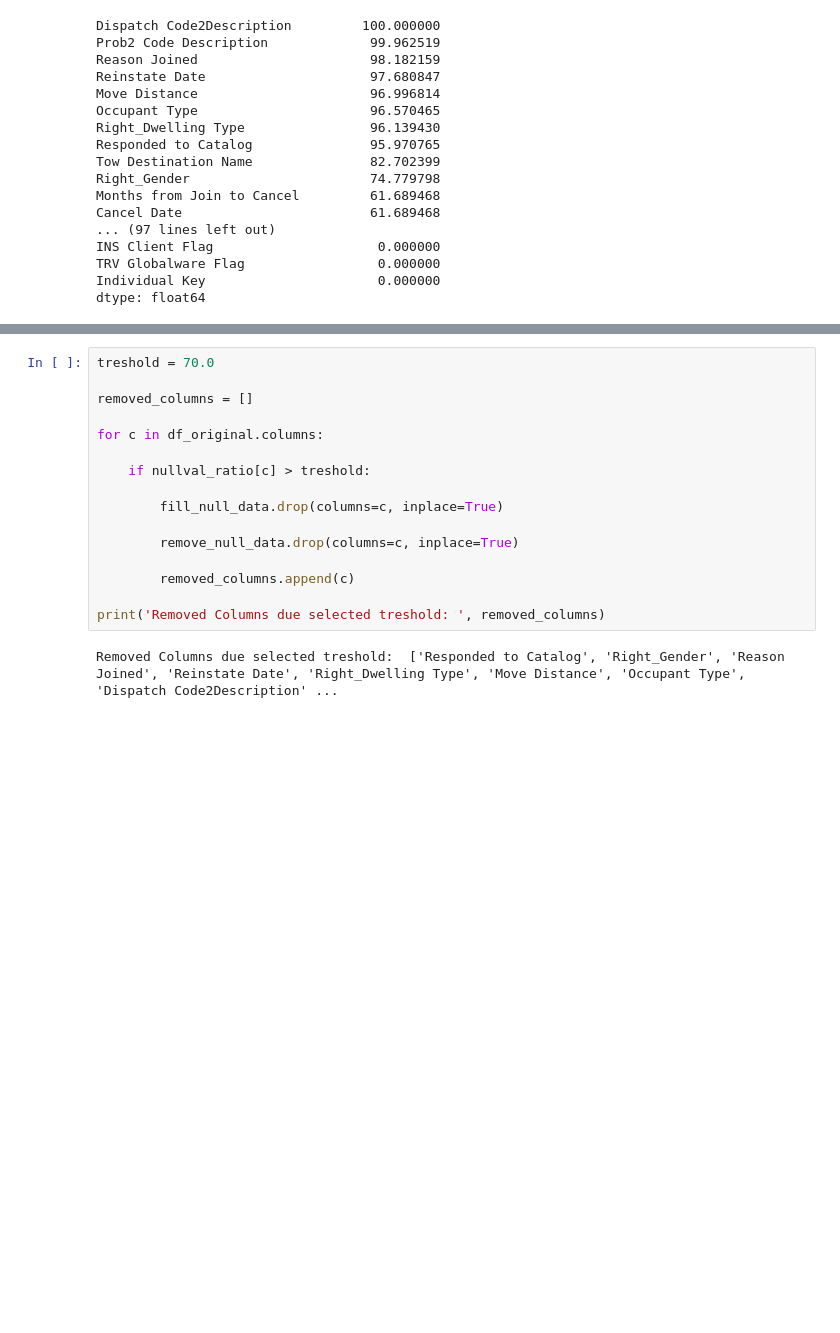
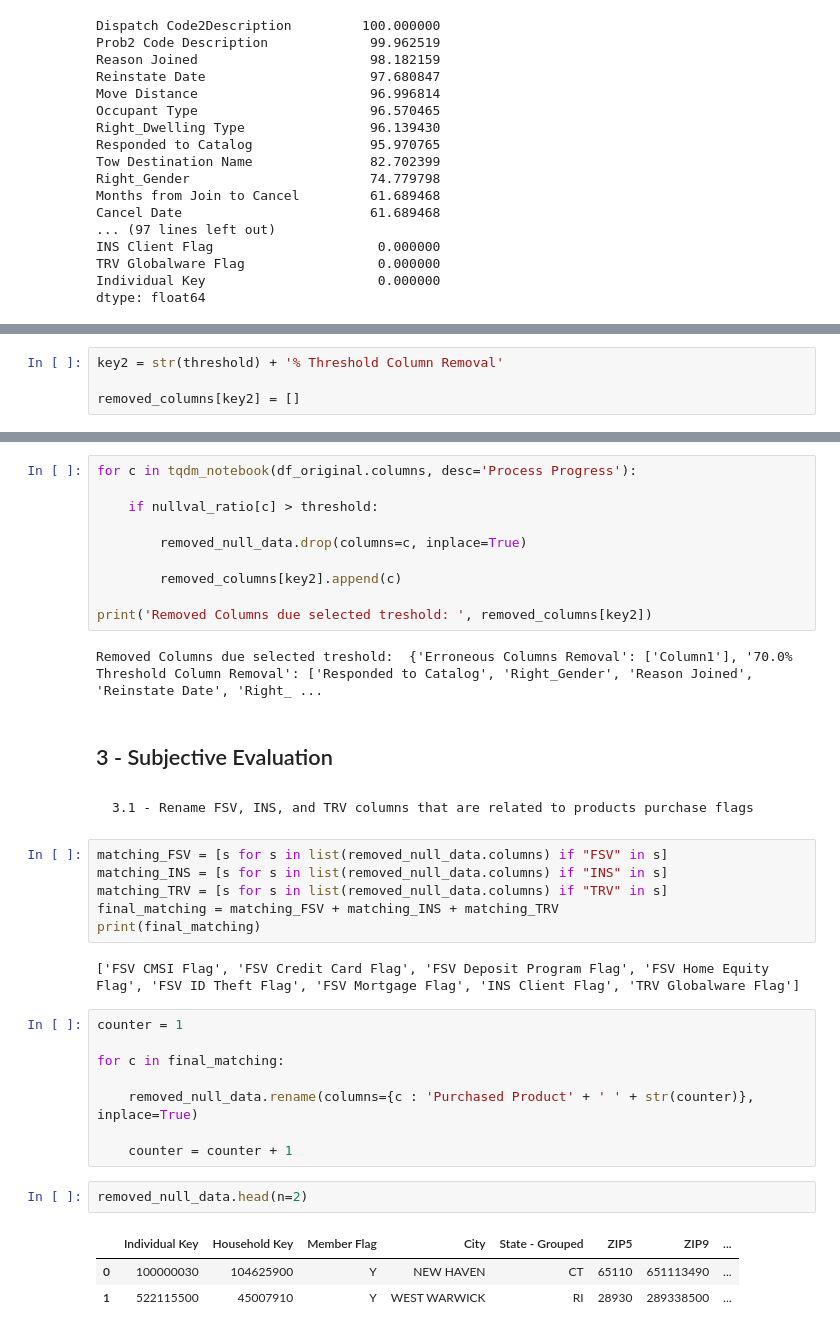
Before and after one commit to mllogeo/MLPGD_Capstone_Project, a Jupyter notebook: scripts/main.ipynb, the cells around one changed output, grey strips where cells are left out. Saved outputs shown, nothing was run; the diff lists cells and outputs as text; blank space fills up the shorter version.

Commit message:
Update Filtering Process

```diff
--- a/scripts/main.ipynb
+++ b/scripts/main.ipynb
@@ -122,0 +127,4 @@ remove_null_data = df_original.copy()
+# %%
+key2 = str(threshold) + '% Threshold Column Removal'
+
+removed_columns[key2] = []
@@ -123,18 +133,38 @@ remove_null_data = df_original.copy()
 # %%
-treshold = 70.0
+for c in tqdm_notebook(df_original.columns, desc='Process Progress'):
 
-removed_columns = []
+    if nullval_ratio[c] > threshold:
 
-for c in df_original.columns:
+        removed_null_data.drop(columns=c, inplace=True)
 
-    if nullval_ratio[c] > treshold:
+        removed_columns[key2].append(c)
 
-        fill_null_data.drop(columns=c, inplace=True)
-
-        remove_null_data.drop(columns=c, inplace=True)
-
-        removed_columns.append(c)
-
-print('Removed Columns due selected treshold: ', removed_columns)
+print('Removed Columns due selected treshold: ', removed_columns[key2])
 # %% [output]
-Removed Columns due selected treshold:  ['Responded to Catalog', 'Right_Gender', 'Reason Joined', 'Reinstate Date', 'Right_Dwelling Type', 'Move Distance', 'Occupant Type', 'Dispatch Code2Description' ...
+Removed Columns due selected treshold:  {'Erroneous Columns Removal': ['Column1'], '70.0% Threshold Column Removal': ['Responded to Catalog', 'Right_Gender', 'Reason Joined', 'Reinstate Date', 'Right_ ...
+# %% [markdown]
+## 3 - Subjective Evaluation
+# %% [markdown]
+    3.1 - Rename FSV, INS, and TRV columns that are related to products purchase flags
+# %%
+matching_FSV = [s for s in list(removed_null_data.columns) if "FSV" in s]
+matching_INS = [s for s in list(removed_null_data.columns) if "INS" in s]
+matching_TRV = [s for s in list(removed_null_data.columns) if "TRV" in s]
+final_matching = matching_FSV + matching_INS + matching_TRV
+print(final_matching)
+# %% [output]
+['FSV CMSI Flag', 'FSV Credit Card Flag', 'FSV Deposit Program Flag', 'FSV Home Equity Flag', 'FSV ID Theft Flag', 'FSV Mortgage Flag', 'INS Client Flag', 'TRV Globalware Flag']
+# %%
+counter = 1
+
+for c in final_matching:
+
+    removed_null_data.rename(columns={c : 'Purchased Product' + ' ' + str(counter)}, inplace=True)
+
+    counter = counter + 1
+# %%
+removed_null_data.head(n=2)
+# %% [output]
+|  | Individual Key | Household Key | Member Flag | City | State - Grouped | ZIP5 | ZIP9 | ... |
+| 0 | 100000030 | 104625900 | Y | NEW HAVEN | CT | 65110 | 651113490 | ... |
+| 1 | 522115500 | 45007910 | Y | WEST WARWICK | RI | 28930 | 289338500 | ... |
```
Also changed, not shown: parts of 50 cells of this notebook.
